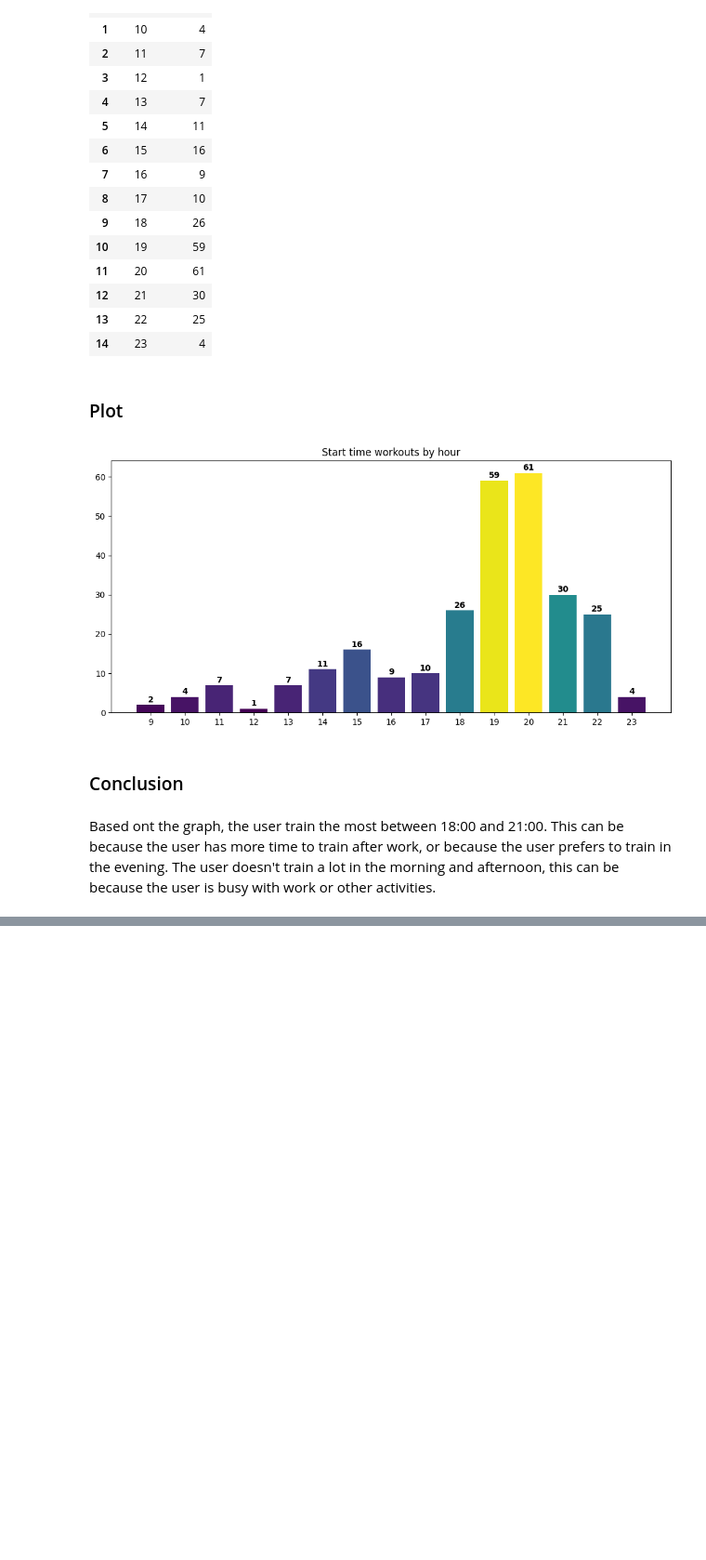
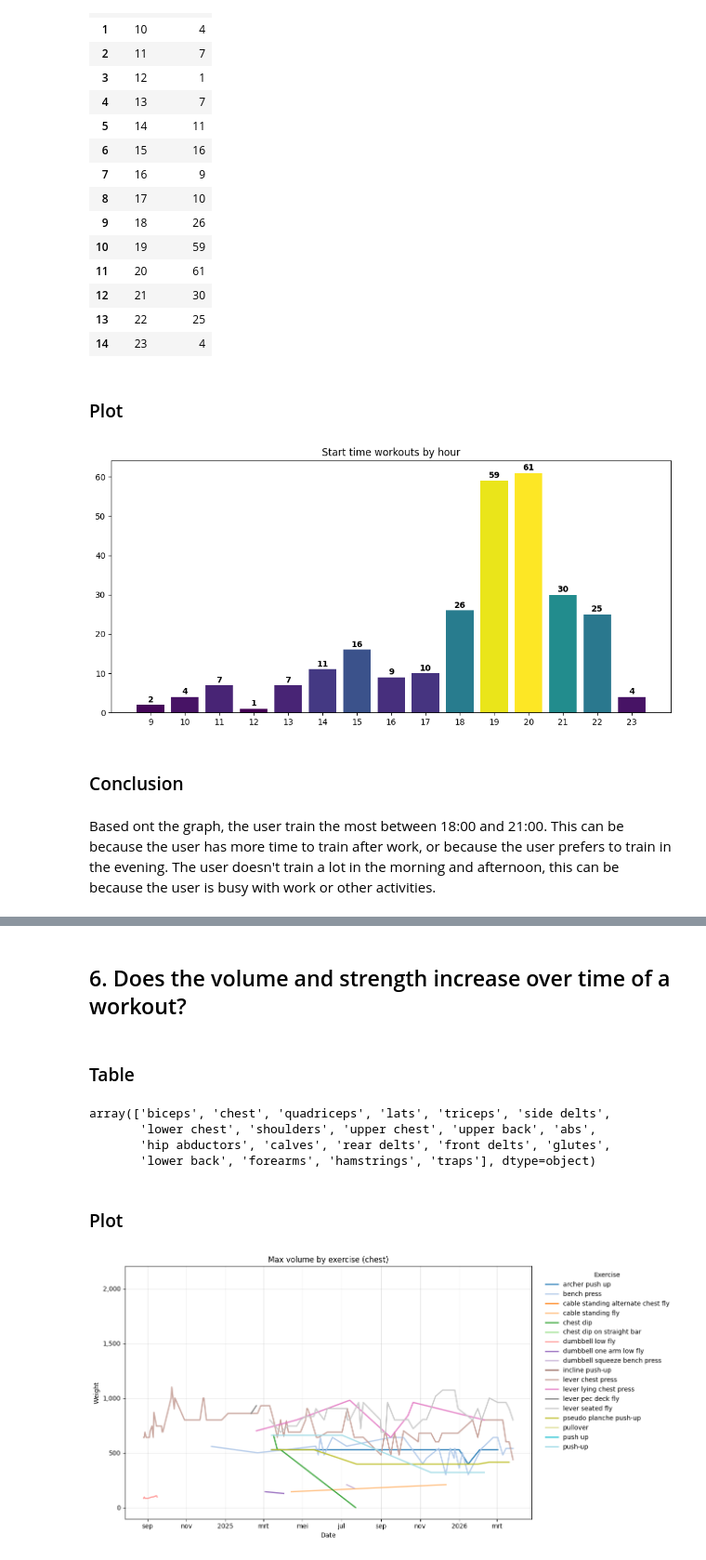
Before and after one commit to hneandro/workout_dashboard, a Jupyter notebook: 05_research_questions.ipynb, the cells around one changed output, grey strips where cells are left out. Shown at 93% size. Saved outputs shown, nothing was run; the diff lists cells and outputs as text; code cells hidden in the pictures; blank space fills up the shorter version.

```diff
--- a/05_research_questions.ipynb
+++ b/05_research_questions.ipynb
@@ -348,0 +503,72 @@ Based ont the graph, the user train the most between 18:00 and 21:00. This can b
+# %% [markdown]
+## 6. Does the volume and strength increase over time of a workout?
+# %% [markdown]
+### Table
+# %%
+egp = (
+df[['session_id','date_short','exercise','weight','volume','primary_muscle','secondary_muscle']]
+.groupby(["date_short", "exercise", "primary_muscle"], as_index=False)
+['weight'].max()
+
+)
+# egp.groupby(["date_short", "exercise"], as_index=False)["weight"].max()[egp['exercise'] == "bench press"]
+egp[egp['primary_muscle'] == 'biceps']
+
+# egp[egp['primary_muscle'] == 'biceps']['exercise'].nunique()
+
+# volume
+egp1 = (
+df[['session_id','date_short','exercise','weight','volume','primary_muscle','secondary_muscle']]
+.groupby(["date_short", "exercise", "primary_muscle"], as_index=False)
+['volume'].max()
+
+)
+# %%
+egp['primary_muscle'].unique()
+# %% [output]
+array(['biceps', 'chest', 'quadriceps', 'lats', 'triceps', 'side delts',
+       'lower chest', 'shoulders', 'upper chest', 'upper back', 'abs',
+       'hip abductors', 'calves', 'rear delts', 'front delts', 'glutes',
+       'lower back', 'forearms', 'hamstrings', 'traps'], dtype=object)
+# %% [markdown]
+### Plot
+# %%
+import matplotlib.dates as mdates
+import matplotlib.pyplot as plt
+import matplotlib.ticker as ticker
+import numpy as np
+
+df_e = egp1[egp1["primary_muscle"] == "chest"].sort_values(["exercise", "date_short"])
+exercises = df_e["exercise"].unique()
+colors = plt.cm.tab20(np.linspace(0, 1, max(len(exercises), 1)))
+
+fig, ax = plt.subplots(figsize=(13, 6.5))
+
+for ex, color in zip(exercises, colors):
+    sub = df_e[df_e["exercise"] == ex]
+    ax.plot(
+        sub["date_short"],
+        sub["volume"],
+        label=ex,
+        color=color,
+        linewidth=2,
+        alpha=0.9,
+    )
+
+ax.set_xlabel("Date")
+ax.set_ylabel("Weight")
+ax.set_title("Max volume by exercise (chest)")
+
+ax.yaxis.set_major_formatter(ticker.StrMethodFormatter("{x:,.0f}"))
+
+locator = mdates.AutoDateLocator()
+ax.xaxis.set_major_locator(locator)
+ax.xaxis.set_major_formatter(mdates.ConciseDateFormatter(locator))
+
+ax.legend(title="Exercise", bbox_to_anchor=(1.02, 1), loc="upper left", frameon=False)
+ax.grid(True, alpha=0.3)
+
+fig.tight_layout()
+plt.show()
+# %% [output]
+[figure, added]
```
Also changed, not shown: parts of 38 cells of this notebook, 1 other file.
